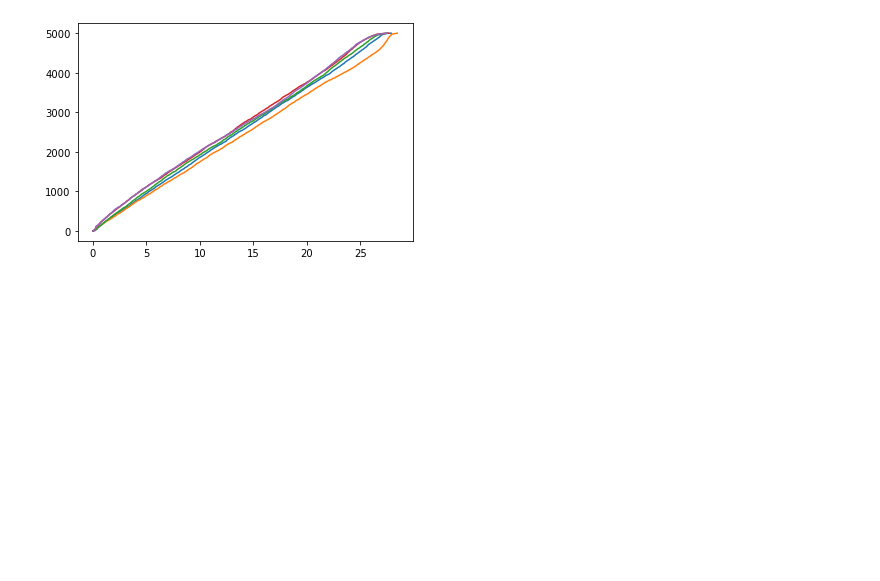
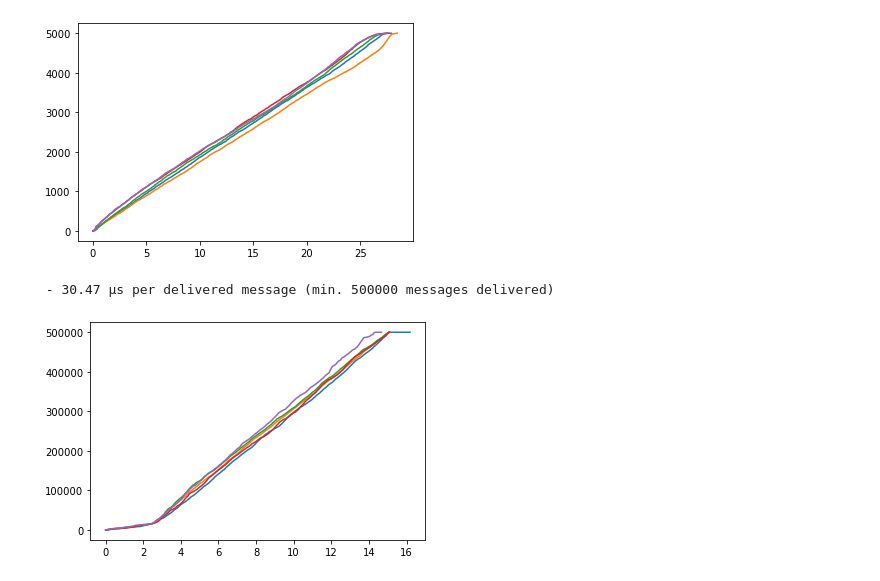
Before and after one commit to robinmamie/distributed-algorithms, a Jupyter notebook: timings.ipynb, the cells around one changed output. Cells and saved outputs as stored; diff of their text form; code cells hidden in the pictures; blank space fills up the shorter version.

```diff
--- a/timings.ipynb
+++ b/timings.ipynb
@@ -207,6 +207,11 @@ graph(5)
 # %% [output]
  - 5.557 ms per delivered message (min. 5000 messages delivered)
 [figure]
+# %%
+graph(5)
+# %% [output]
+ - 30.47 µs per delivered message (min. 500000 messages delivered)
+[figure, added]
 # %%
 graph(2)
 # %% [output]
```
Also changed, not shown: parts of 1 cell of this notebook, 4 other files.
